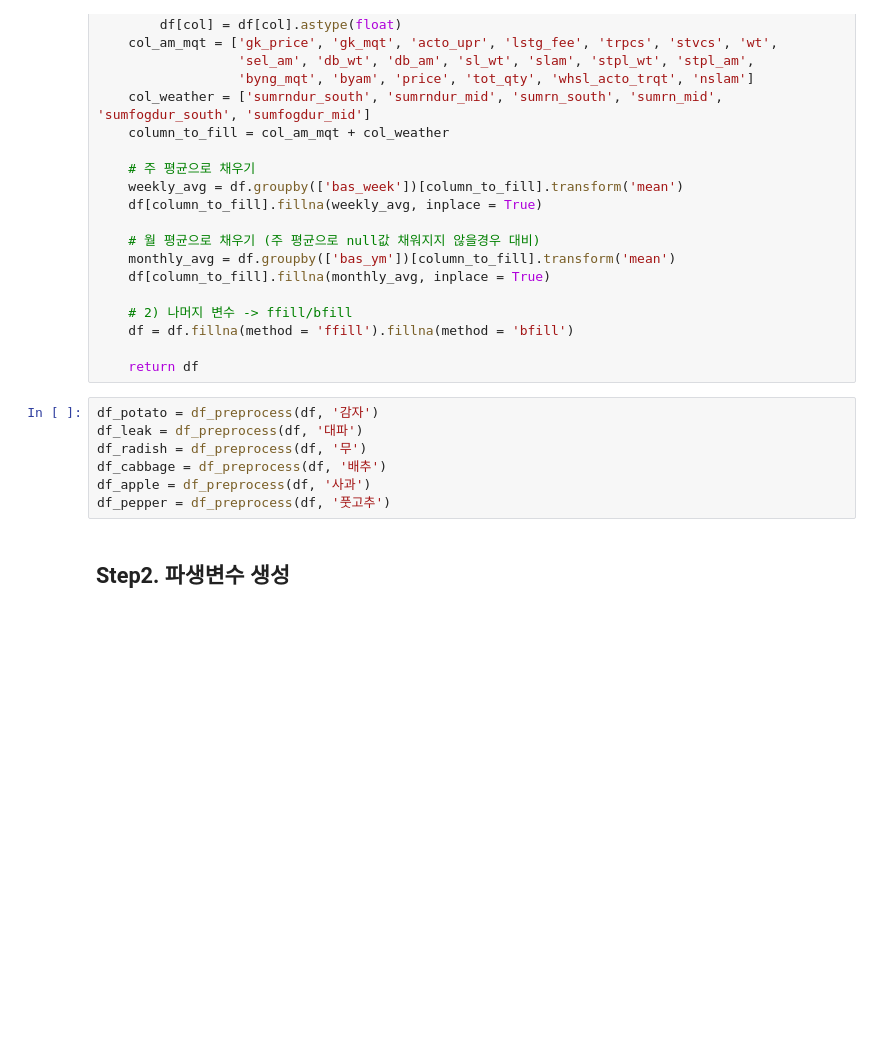
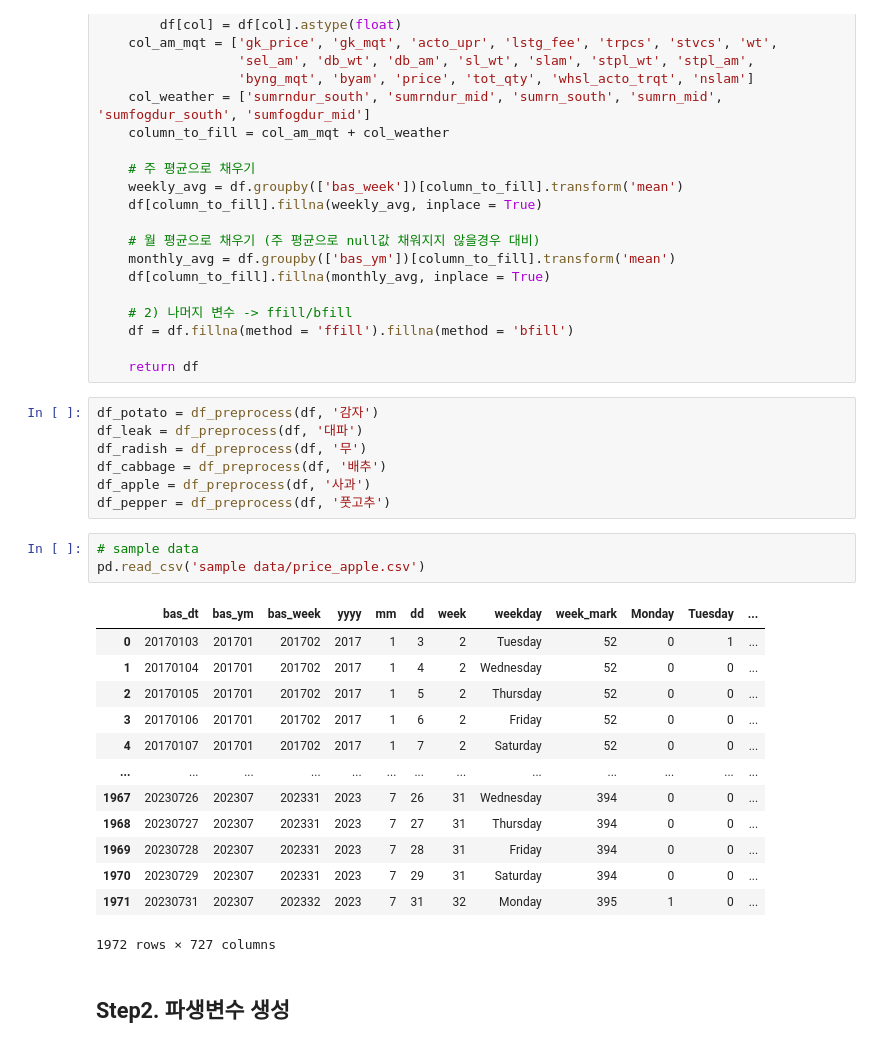
Before and after one commit to ayoung206/NH-price-prediction, a Jupyter notebook: price_prediction.ipynb, the cells around one changed output. Drawn from its saved outputs; the diff is of its cells as text; blank space fills up the shorter version.

```diff
--- a/price_prediction.ipynb
+++ b/price_prediction.ipynb
@@ -220,6 +224,23 @@ df_radish = df_preprocess(df, '무')
 df_cabbage = df_preprocess(df, '배추')
 df_apple = df_preprocess(df, '사과')
 df_pepper = df_preprocess(df, '풋고추')
+# %%
+# sample data
+pd.read_csv('sample data/price_apple.csv')
+# %% [output]
+|  | bas_dt | bas_ym | bas_week | yyyy | mm | dd | week | weekday | week_mark | Monday | Tuesday | ... |
+| 0 | 20170103 | 201701 | 201702 | 2017 | 1 | 3 | 2 | Tuesday | 52 | 0 | 1 | ... |
+| 1 | 20170104 | 201701 | 201702 | 2017 | 1 | 4 | 2 | Wednesday | 52 | 0 | 0 | ... |
+| 2 | 20170105 | 201701 | 201702 | 2017 | 1 | 5 | 2 | Thursday | 52 | 0 | 0 | ... |
+| 3 | 20170106 | 201701 | 201702 | 2017 | 1 | 6 | 2 | Friday | 52 | 0 | 0 | ... |
+| 4 | 20170107 | 201701 | 201702 | 2017 | 1 | 7 | 2 | Saturday | 52 | 0 | 0 | ... |
+| ... | ... | ... | ... | ... | ... | ... | ... | ... | ... | ... | ... | ... |
+| 1967 | 20230726 | 202307 | 202331 | 2023 | 7 | 26 | 31 | Wednesday | 394 | 0 | 0 | ... |
+| 1968 | 20230727 | 202307 | 202331 | 2023 | 7 | 27 | 31 | Thursday | 394 | 0 | 0 | ... |
+| 1969 | 20230728 | 202307 | 202331 | 2023 | 7 | 28 | 31 | Friday | 394 | 0 | 0 | ... |
+| 1970 | 20230729 | 202307 | 202331 | 2023 | 7 | 29 | 31 | Saturday | 394 | 0 | 0 | ... |
+| 1971 | 20230731 | 202307 | 202332 | 2023 | 7 | 31 | 32 | Monday | 395 | 1 | 0 | ... |
+1972 rows × 727 columns
 # %% [markdown]
 ## Step2. 파생변수 생성
 # %% [markdown]
```
Also changed, not shown: parts of 2 cells of this notebook, 1 other file.
